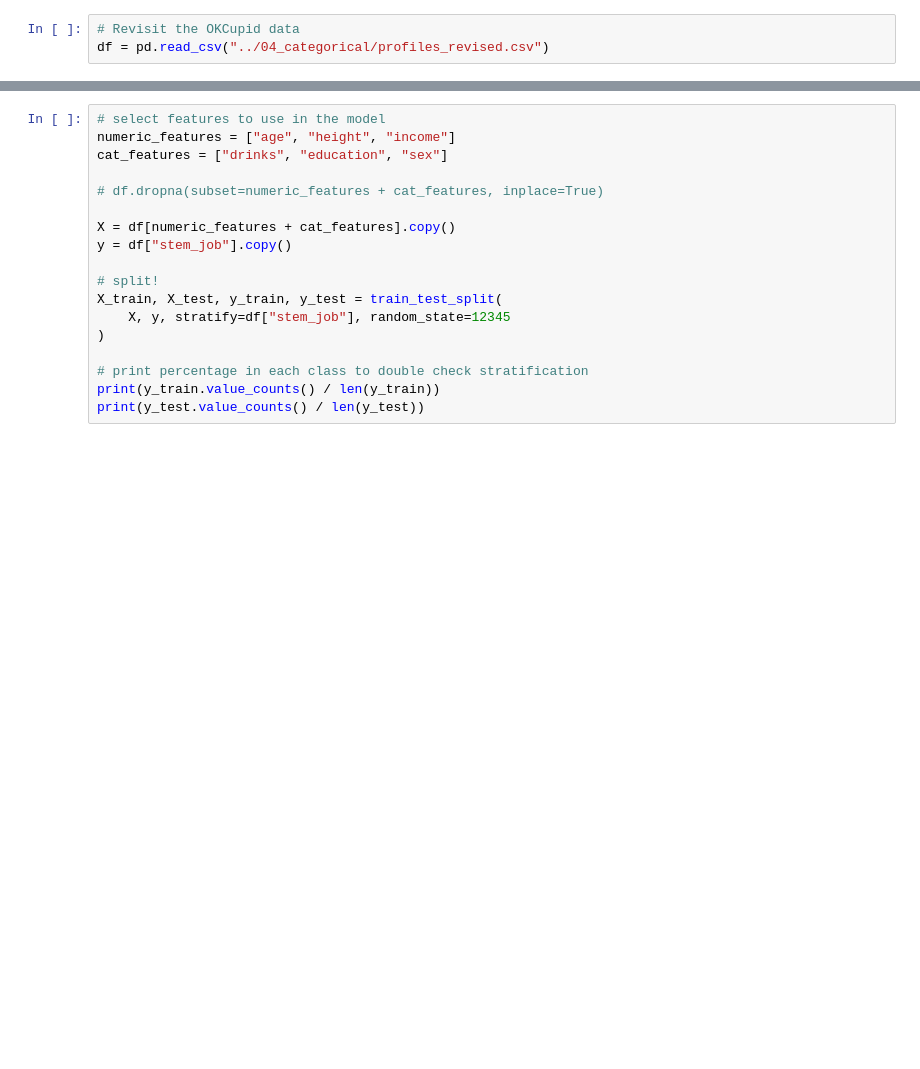
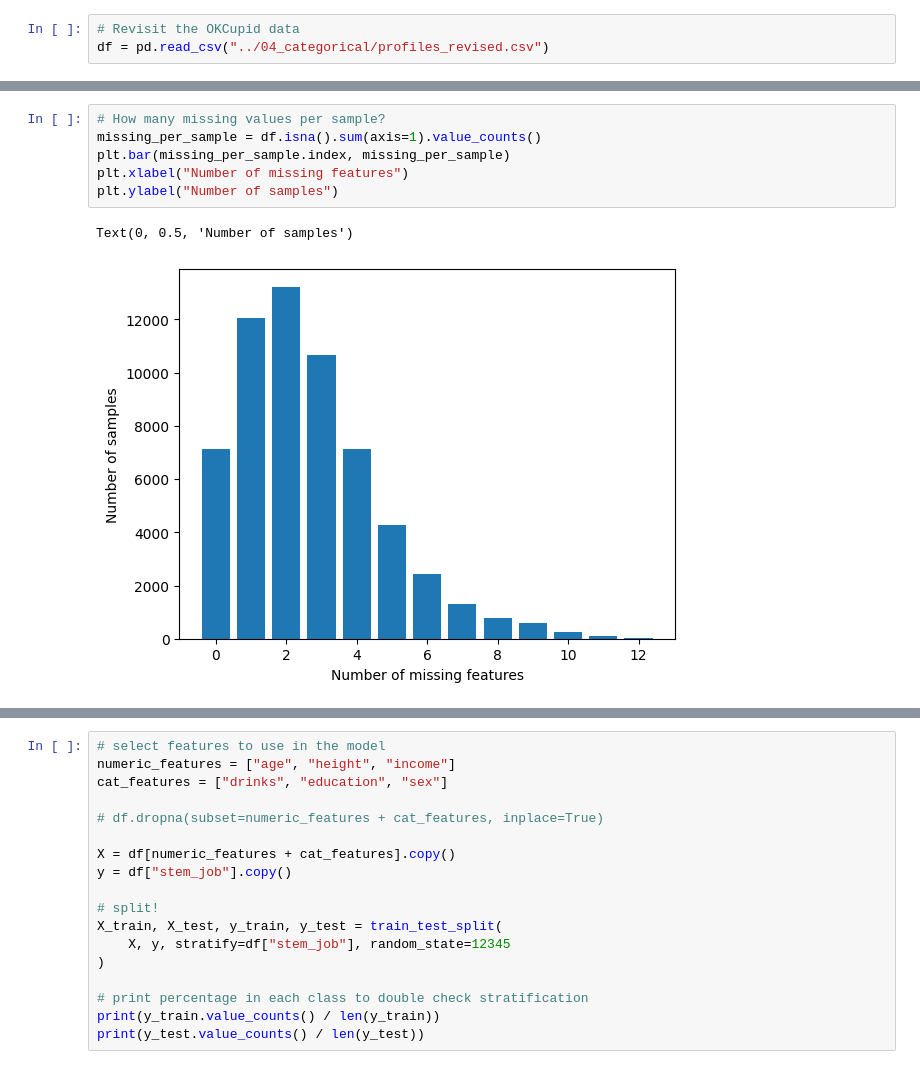
Before and after one commit to mru-data3464/w26, a Jupyter notebook: demo_code/06_missing_weird/ok_cupid_processing.ipynb, the cells around one changed output, grey strips where cells are left out. Cells and saved outputs as stored; diff of their text form; blank space fills up the shorter version.

Commit message:
Working on missing data stuff

```diff
--- a/demo_code/06_missing_weird/ok_cupid_processing.ipynb
+++ b/demo_code/06_missing_weird/ok_cupid_processing.ipynb
@@ -30,0 +81,9 @@ df.info()
+# %%
+# How many missing values per sample?
+missing_per_sample = df.isna().sum(axis=1).value_counts()
+plt.bar(missing_per_sample.index, missing_per_sample)
+plt.xlabel("Number of missing features")
+plt.ylabel("Number of samples")
+# %% [output]
+Text(0, 0.5, 'Number of samples')
+[figure, added]
```
Also changed, not shown: parts of 7 cells of this notebook, 2 other files.
